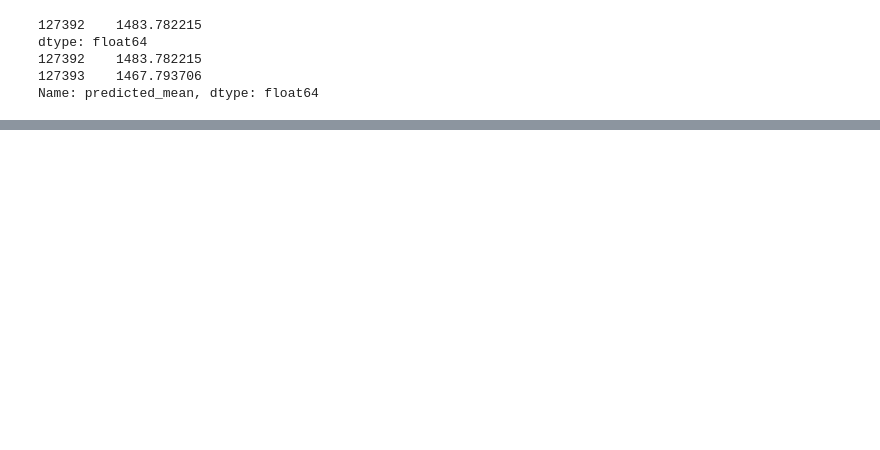
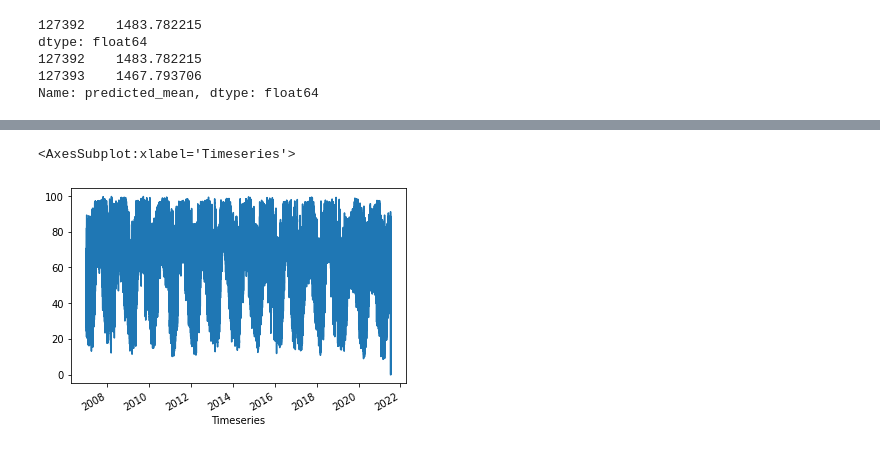
Before and after one commit to bthndmn12/DemoSrimaxArimaxDataVisualization, a Jupyter notebook: Untitled.ipynb, the cells around one changed output, grey strips where cells are left out. Saved outputs shown, nothing was run; the diff lists cells and outputs as text; code cells hidden in the pictures; blank space fills up the shorter version.

Commit message:
Some dummy colons are cleaned and all n/a datas filled with zero.

```diff
--- a/Untitled.ipynb
+++ b/Untitled.ipynb
@@ -70,7 +70,7 @@ print(data.shape)
 # %% [output]
 (127392, 9)
 # %%
-data_dropped = data.dropna(how = 'any')
+data_dropped = data
 # %%
 print(data_dropped.shape)
 # %% [output]
@@ -118,0 +146,7 @@ Name: predicted_mean, dtype: float64
+# %%
+data_dropped=data_dropped.fillna(0)
+# %%
+data_dropped["Relative Humidity\n(%)"].plot()
+# %% [output]
+<AxesSubplot:xlabel='Timeseries'>
+[figure, added]
```
Also changed, not shown: parts of 10 cells of this notebook, 1 other file.
